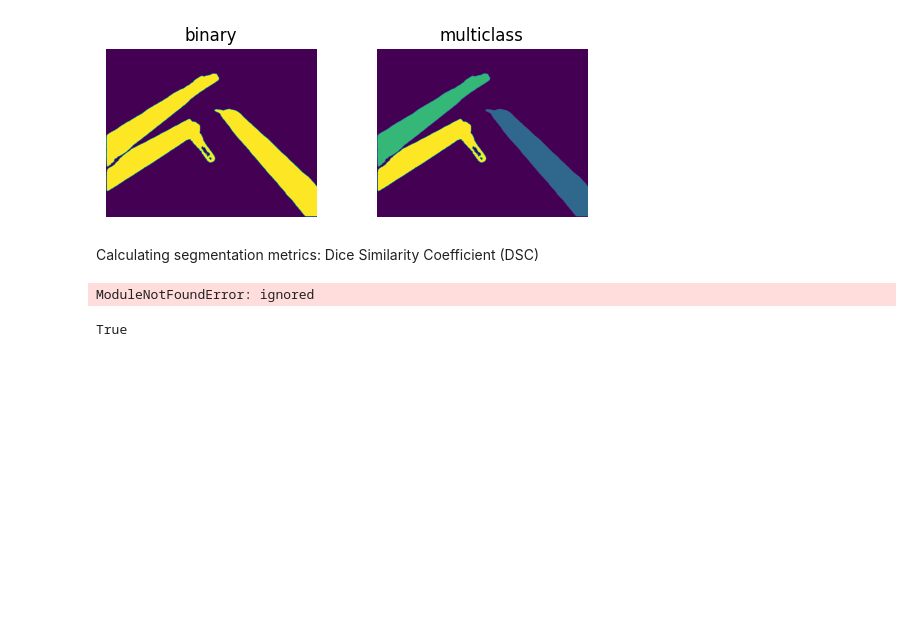
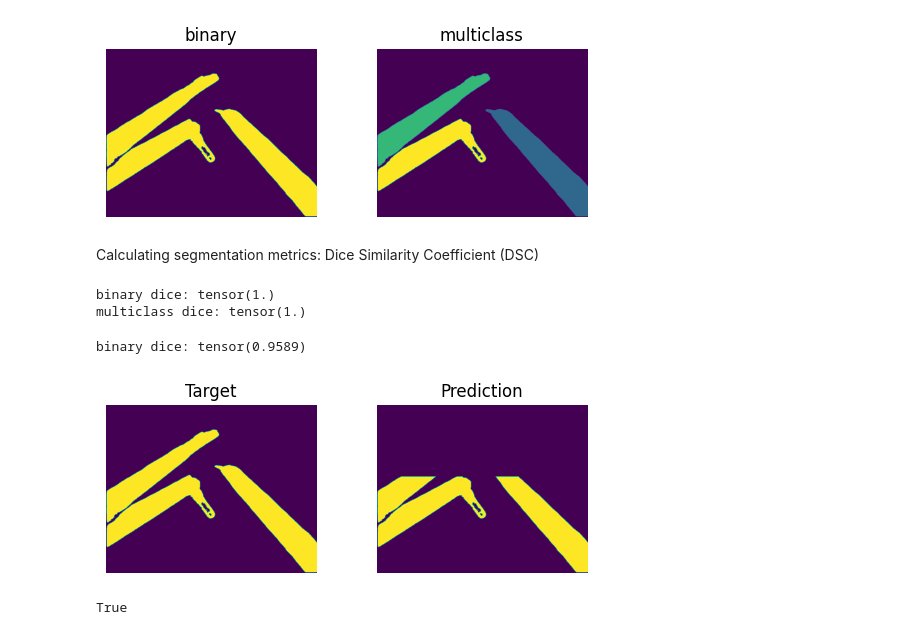
Before and after one commit to mobarakol/tutorial_notebooks, a Jupyter notebook: Grounded_SAM_Tool_Instance_Segmentation.ipynb, the cells around one changed output. Drawn from its saved outputs; the diff is of its cells as text; code cells hidden in the pictures; blank space fills up the shorter version.

```diff
--- a/Grounded_SAM_Tool_Instance_Segmentation.ipynb
+++ b/Grounded_SAM_Tool_Instance_Segmentation.ipynb
@@ -219,7 +219,6 @@ dice_global = Dice(average='micro')
 dice_cls_wise = Dice(average='macro', num_classes=4)
 preds = binary_seg.int()
 target = binary_seg.int()
-preds[:300, :300][preds[:300, :300]==1] = 1
 binary_dice = dice_global(preds, target)
 print('binary dice:', binary_dice)
 
@@ -227,7 +226,28 @@ multiclass_dice = dice_cls_wise(mask_multiclass.int(), mask_multiclass.int())
 
 print('multiclass dice:', multiclass_dice)
 # %% [output]
-ModuleNotFoundError: ignored
+binary dice: tensor(1.)
+multiclass dice: tensor(1.)
+# %%
+preds = binary_seg.int()
+target = binary_seg.int()
+
+preds[:300,][preds[:300,]==1] = 0
+binary_dice = dice_global(preds, target)
+print('binary dice:', binary_dice)
+
+plt.subplot(221)
+plt.title('Target')
+plt.imshow(target);
+plt.axis('OFF');
+
+plt.subplot(222)
+plt.title('Prediction')
+plt.imshow(preds);
+plt.axis('OFF');
+# %% [output]
+binary dice: tensor(0.9589)
+[figure, added]
 # %%
 import cv2
 cv2.imwrite('GT.png', np.array(binary_seg).astype(float))
```
Also changed, not shown: parts of 1 cell of this notebook.
